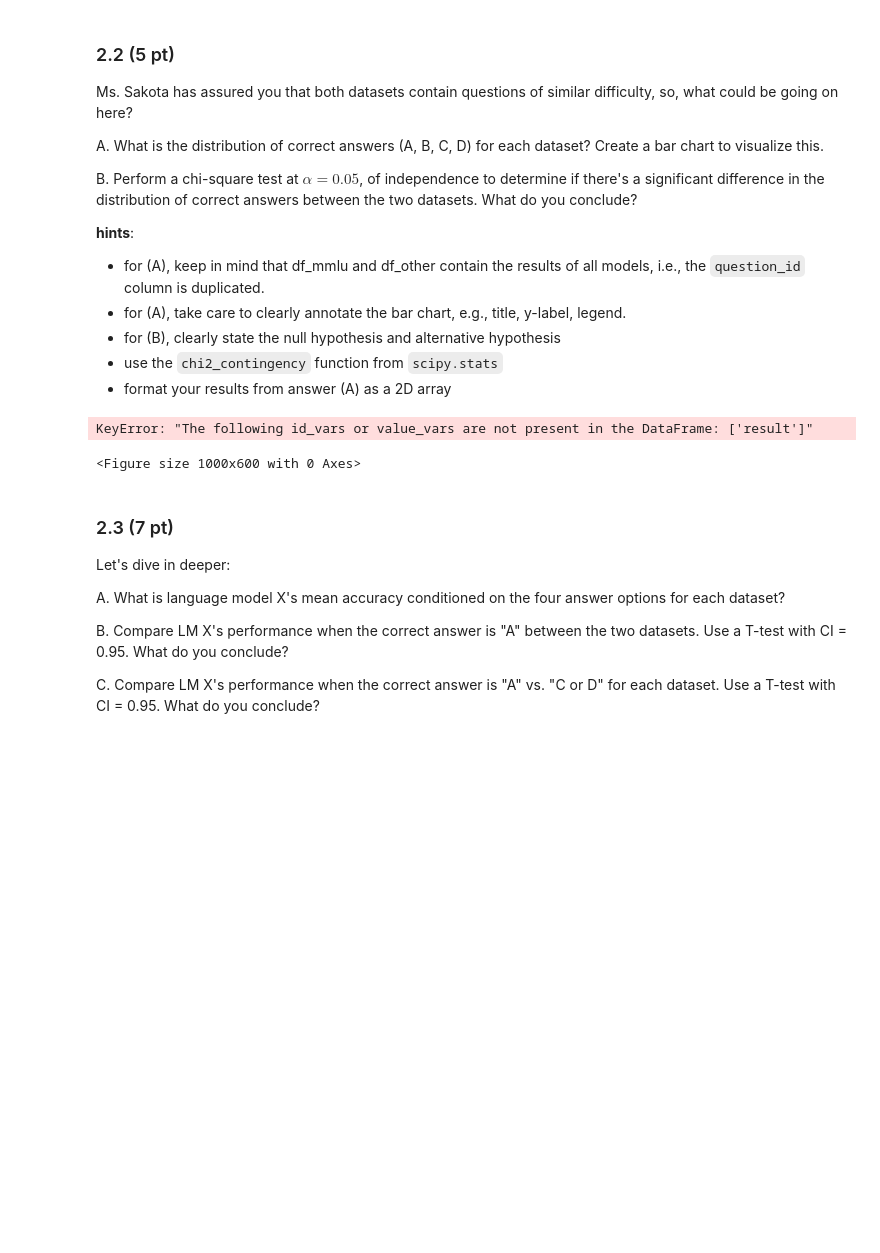
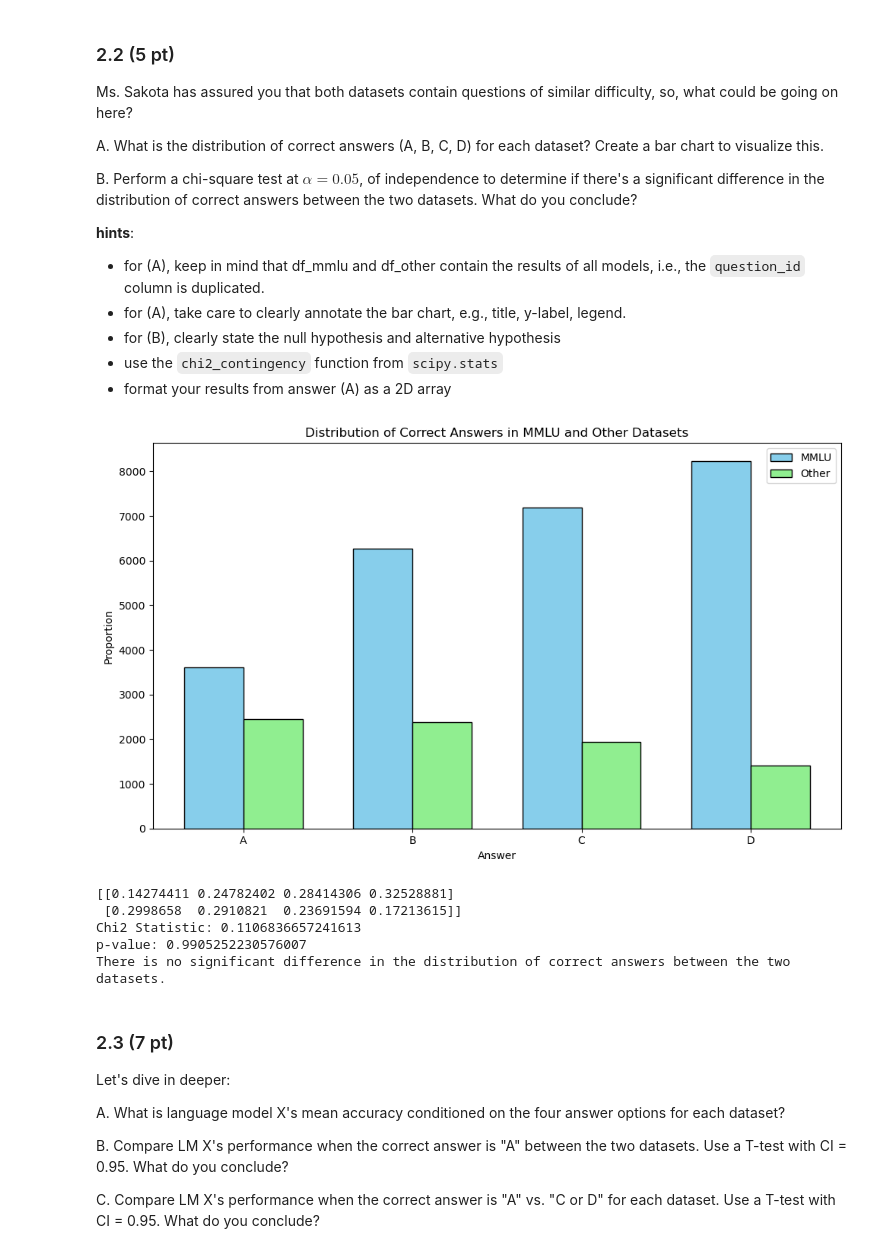
Before and after one commit to Thierrix/2024, a Jupyter notebook: Homework/01_PROJECT_NEUTRALITY/analysis.ipynb, the cells around one changed output. Cells and saved outputs as stored; diff of their text form; code cells hidden in the pictures; blank space fills up the shorter version.

```diff
--- a/Homework/01_PROJECT_NEUTRALITY/analysis.ipynb
+++ b/Homework/01_PROJECT_NEUTRALITY/analysis.ipynb
@@ -472,28 +511,63 @@ B. Perform a chi-square test at $\alpha = 0.05$, of independence to determine if
 # %%
 # A
 # Calculate the distribution of correct answers for each dataset
-correct_answers_mmlu = df_mmlu['answer'].value_counts(normalize=True).sort_index()
-correct_answers_other = df_other['answer'].value_counts(normalize=True).sort_index()
+# Calculate the distribution of correct answers for each dataset
+correct_answers_mmlu = df_mmlu[df_mmlu['correct']]['answer'].value_counts()
+correct_answers_other = df_other[df_other['correct']]['answer'].value_counts()
 
-# Create a dataframe for easier plotting
-df_correct_answers = pd.DataFrame({
-    'MMLU': correct_answers_mmlu,
-    'Other': correct_answers_other
-}).reset_index().rename(columns={'index': 'Answer'})
+correct_answers_mmlu = correct_answers_mmlu.reindex(['A', 'B', 'C', 'D'])
+# Plot the distribution of correct answers for each dataset
+fig, ax = plt.subplots(figsize=(10, 6))
 
-# Plot the distribution of correct answers
-plt.figure(figsize=(10, 6))
-sns.barplot(x='result', y='value', hue='variable', data=pd.melt(df_correct_answers, ['result']))
-plt.title('Distribution of Correct Answers (A, B, C, D) for Each Dataset')
-plt.xlabel('Answer')
-plt.ylabel('Proportion')
-plt.legend(title='Dataset')
+width = 0.35  # the width of the bars
+labels = ['A', 'B', 'C', 'D']
+
+# Plot the distribution of correct answers for each dataset
+ax.bar(np.arange(len(labels)) - width/2, correct_answers_mmlu, width, label='MMLU', color='skyblue', edgecolor='black')
+ax.bar(np.arange(len(labels)) + width/2, correct_answers_other, width, label='Other', color='lightgreen', edgecolor='black')
+
+# Add some text for labels, title and custom x-axis tick labels, etc.
+ax.set_xlabel('Answer')
+ax.set_ylabel('Proportion')
+ax.set_title('Distribution of Correct Answers in MMLU and Other Datasets')
+ax.set_xticks(np.arange(len(labels)))
+ax.set_xticklabels(labels)
+ax.legend()
+
+plt.tight_layout()
 plt.show()
 # %% [output]
-KeyError: "The following id_vars or value_vars are not present in the DataFrame: ['result']"
-<Figure size 1000x600 with 0 Axes>
+[figure, added]
 # %%
+from scipy.stats import chi2_contingency
+
 # B
+
+# Ensure both Series have the same index order
+correct_answers_mmlu = correct_answers_mmlu.reindex(['A', 'B', 'C', 'D']).fillna(0)
+correct_answers_other = correct_answers_other.reindex(['A', 'B', 'C', 'D']).fillna(0)
+
+# Create a 2D array from the proportions
+proportions_array = np.array([correct_answers_mmlu.values, correct_answers_other.values])
+print(proportions_array)
+# Perform chi-square test
+chi2, p, dof, expected = chi2_contingency(proportions_array)
+
+# Print the results
+print(f'Chi2 Statistic: {chi2}')
+print(f'p-value: {p}')
+
+# Conclusion
+if p < 0.05:
+    print("There is a significant difference in the distribution of correct answers between the two datasets.")
+else:
+    print("There is no significant difference in the distribution of correct answers between the two datasets.")
+# %% [output]
+[[0.14274411 0.24782402 0.28414306 0.32528881]
+ [0.2998658  0.2910821  0.23691594 0.17213615]]
+Chi2 Statistic: 0.1106836657241613
+p-value: 0.9905252230576007
+There is no significant difference in the distribution of correct answers between the two datasets.
 # %% [markdown]
 ### 2.3 (7 pt)
 
```
Also changed, not shown: parts of 8 cells of this notebook.
